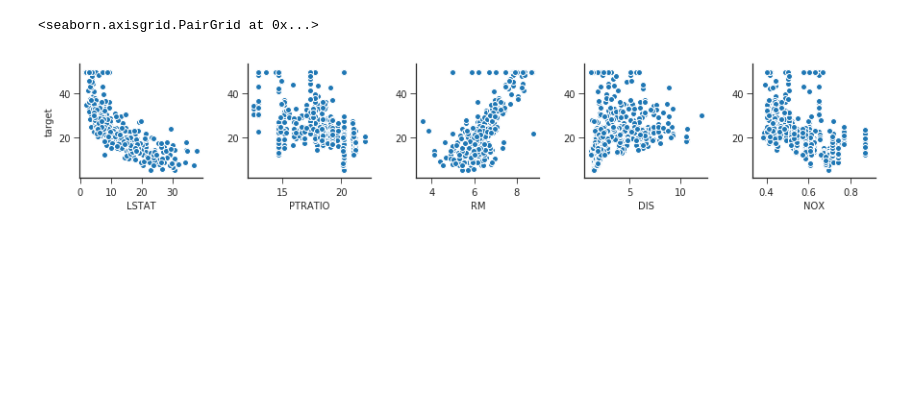
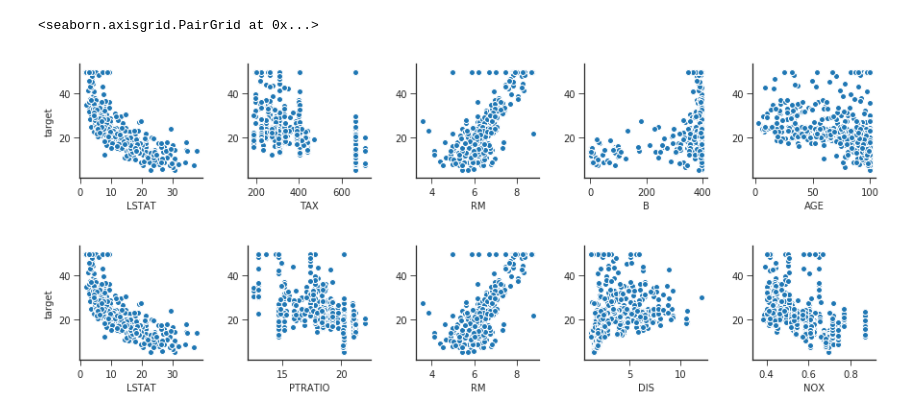
Before and after one commit to ytakashina/depynd, a Jupyter notebook: feature_selection.ipynb, the cells around one changed output. Drawn from its saved outputs; the diff is of its cells as text; code cells hidden in the pictures; blank space fills up the shorter version.

Commit message:
Add: mRMR feature selection

```diff
--- a/feature_selection.ipynb
+++ b/feature_selection.ipynb
@@ -28,9 +31,12 @@ boston = sklearn.datasets.load_boston()
 df = pd.DataFrame(boston.data, columns=list(boston.feature_names))
 df['target'] = boston.target
 # %%
-selected = feature_selection.mifs(boston.data, boston.target)
+selected_mrmr = feature_selection.mrmr(boston.data, boston.target)
+selected_mifs = feature_selection.mifs(boston.data, boston.target)
 # %%
-sns.pairplot(df, x_vars=boston.feature_names[selected], y_vars='target')
+sns.pairplot(df, x_vars=boston.feature_names[selected_mrmr], y_vars='target')
+sns.pairplot(df, x_vars=boston.feature_names[selected_mifs], y_vars='target')
 # %% [output]
 <seaborn.axisgrid.PairGrid at 0x...>
-[figure, old version]
+[figure, new version]
+[figure, added]
```
Also changed, not shown: parts of 2 cells of this notebook, 1 other file.
